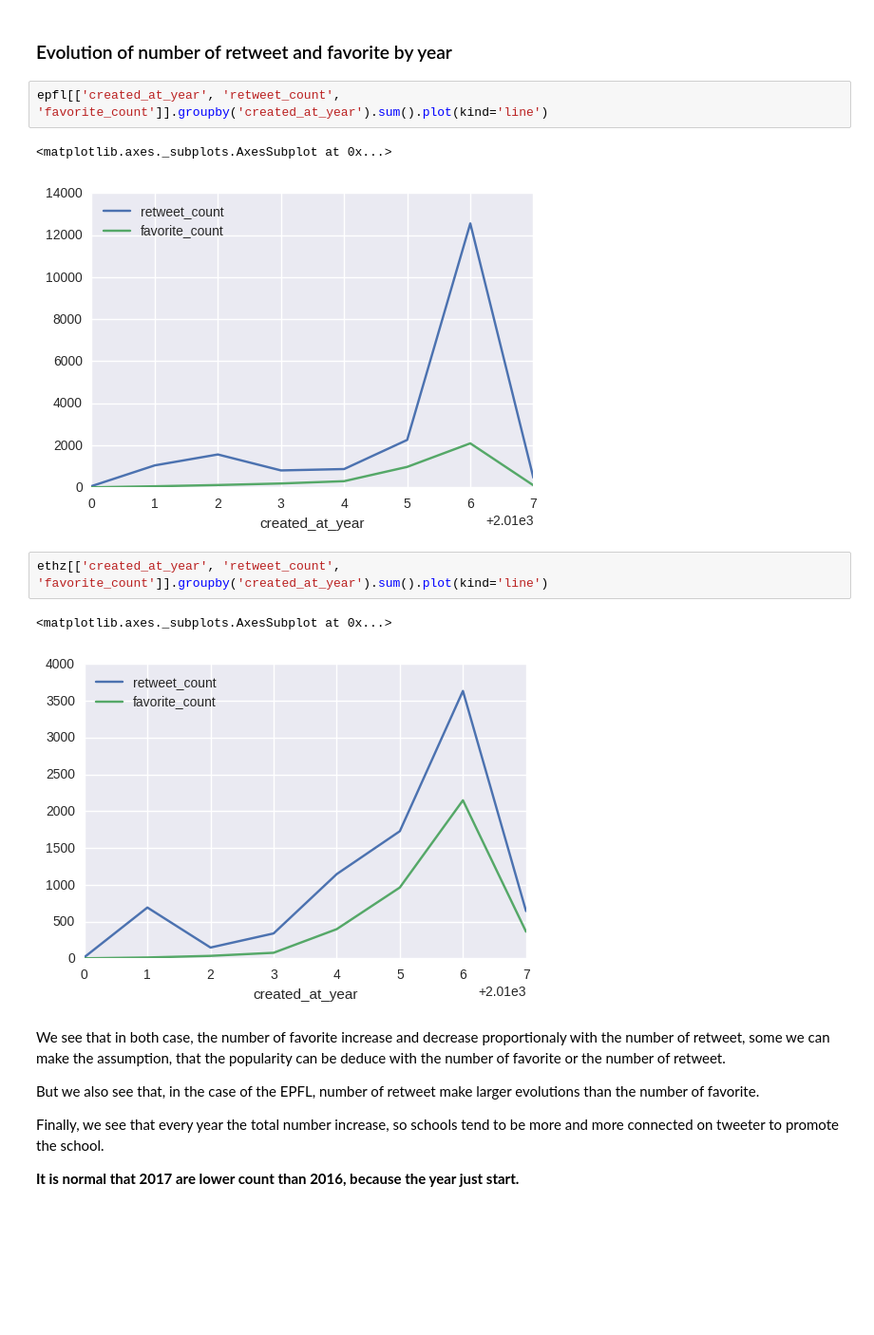
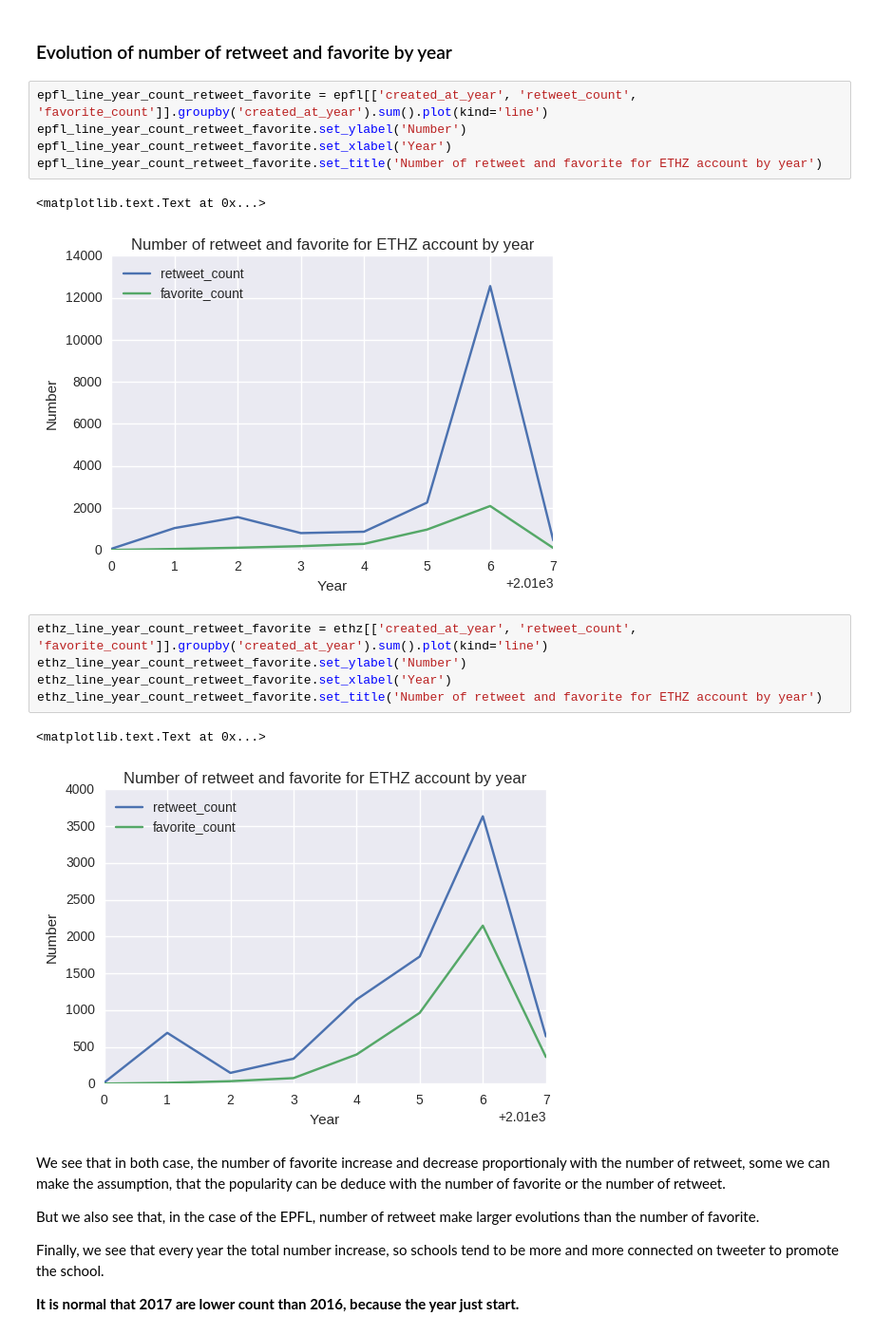
Before and after one commit to antitoine/ADAEPFL-Final, a Jupyter notebook: Solutions Antoine Chabert.ipynb, the cells around one changed output. Shown at 95% size. Cells and saved outputs as stored; diff of their text form; blank space fills up the shorter version.

```diff
--- a/Solutions Antoine Chabert.ipynb
+++ b/Solutions Antoine Chabert.ipynb
@@ -317,15 +331,21 @@ But, we also need to take care of the real difference between the number of twee
 # %% [markdown]
 ### Evolution of number of retweet and favorite by year
 # %%
-epfl[['created_at_year', 'retweet_count', 'favorite_count']].groupby('created_at_year').sum().plot(kind='line')
+epfl_line_year_count_retweet_favorite = epfl[['created_at_year', 'retweet_count', 'favorite_count']].groupby('created_at_year').sum().plot(kind='line')
+epfl_line_year_count_retweet_favorite.set_ylabel('Number')
+epfl_line_year_count_retweet_favorite.set_xlabel('Year')
+epfl_line_year_count_retweet_favorite.set_title('Number of retweet and favorite for ETHZ account by year')
 # %% [output]
-<matplotlib.axes._subplots.AxesSubplot at 0x...>
+<matplotlib.text.Text at 0x...>
-[figure, old version]
+[figure, new version]
 # %%
-ethz[['created_at_year', 'retweet_count', 'favorite_count']].groupby('created_at_year').sum().plot(kind='line')
+ethz_line_year_count_retweet_favorite = ethz[['created_at_year', 'retweet_count', 'favorite_count']].groupby('created_at_year').sum().plot(kind='line')
+ethz_line_year_count_retweet_favorite.set_ylabel('Number')
+ethz_line_year_count_retweet_favorite.set_xlabel('Year')
+ethz_line_year_count_retweet_favorite.set_title('Number of retweet and favorite for ETHZ account by year')
 # %% [output]
-<matplotlib.axes._subplots.AxesSubplot at 0x...>
+<matplotlib.text.Text at 0x...>
-[figure, old version]
+[figure, new version]
 # %% [markdown]
 We see that in both case, the number of favorite increase and decrease proportionaly with the number of retweet, some we can make the assumption, that the popularity can be deduce with the number of favorite or the number of retweet.
 
```
Also changed, not shown: parts of 10 cells of this notebook.
